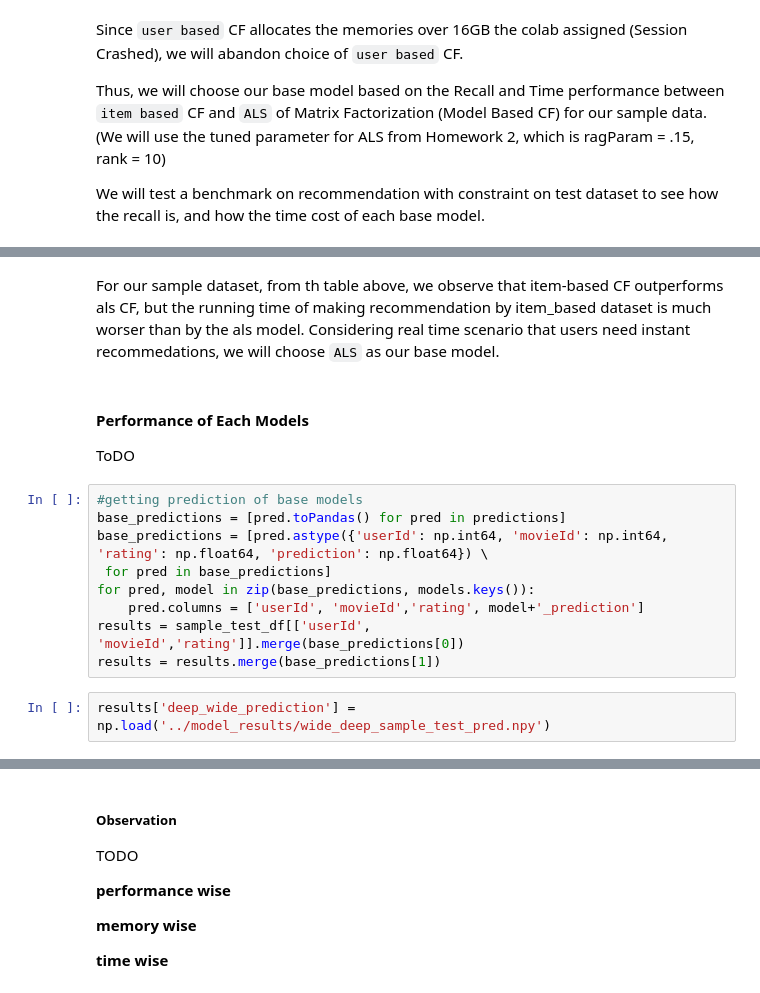
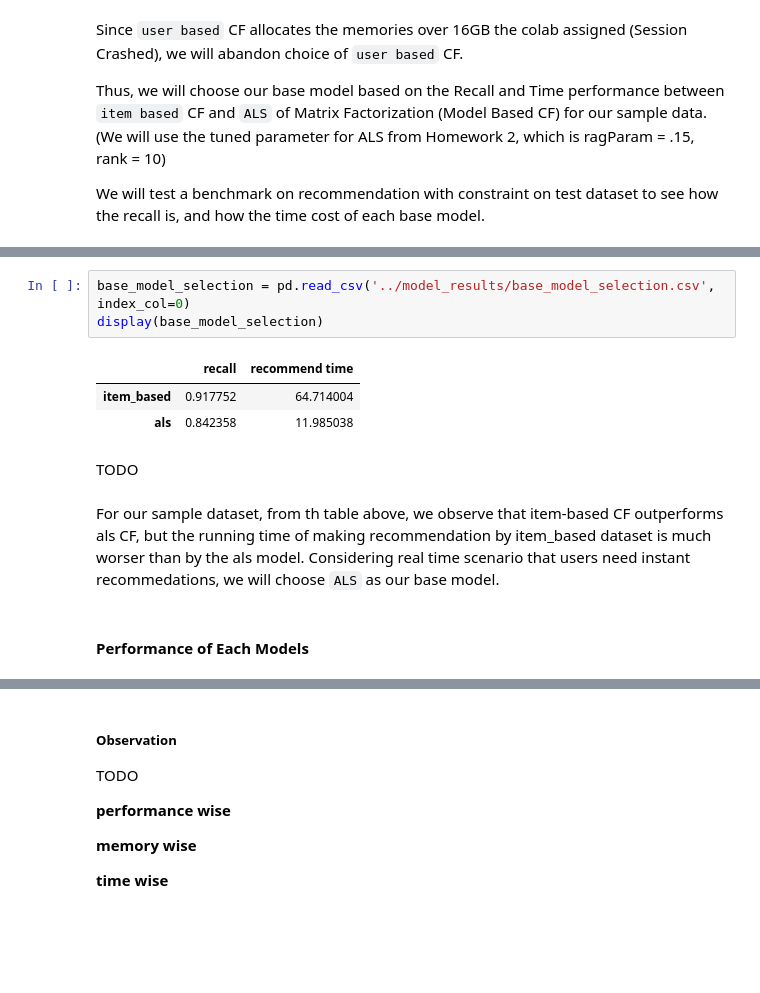
Before and after one commit to syeehyn/personalization-system, a Jupyter notebook: notebook/final_report.ipynb, the cells around one changed output, grey strips where cells are left out. Cells and saved outputs as stored; diff of their text form; blank space fills up the shorter version.

```diff
--- a/notebook/final_report.ipynb
+++ b/notebook/final_report.ipynb
@@ -950,17 +964,13 @@ print(NUM_WORKER)
+# %%
+base_model_selection = pd.read_csv('../model_results/base_model_selection.csv', index_col=0)
+display(base_model_selection)
+# %% [output]
+|  | recall | recommend time |
+| item_based | 0.917752 | 64.714004 |
+| als | 0.842358 | 11.985038 |
+# %% [markdown]
+TODO
 # %% [markdown]
 For our sample dataset, from th table above, we observe that item-based CF outperforms als CF, but the running time of making recommendation by item_based dataset is much worser than by the als model. Considering real time scenario that users need instant recommedations, we will choose `ALS` as our base model.
 # %% [markdown]
 #### Performance of Each Models
-
-ToDO
-# %%
-#getting prediction of base models
-base_predictions = [pred.toPandas() for pred in predictions]
-base_predictions = [pred.astype({'userId': np.int64, 'movieId': np.int64, 'rating': np.float64, 'prediction': np.float64}) \
- for pred in base_predictions]
-for pred, model in zip(base_predictions, models.keys()):
-    pred.columns = ['userId', 'movieId','rating', model+'_prediction']
-results = sample_test_df[['userId', 'movieId','rating']].merge(base_predictions[0])
-results = results.merge(base_predictions[1])
-# %%
-results['deep_wide_prediction'] = np.load('../model_results/wide_deep_sample_test_pred.npy')
```
Also changed, not shown: parts of 33 cells of this notebook, 10 other files.
